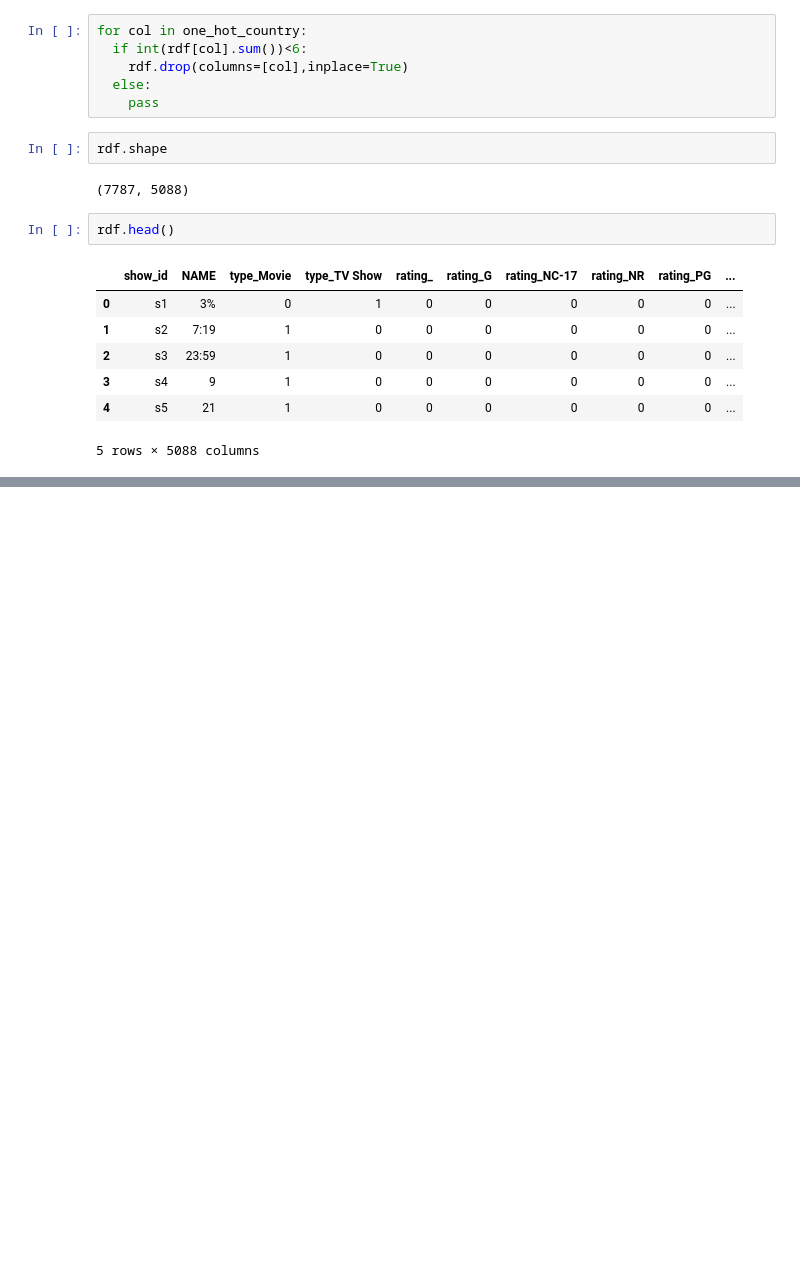
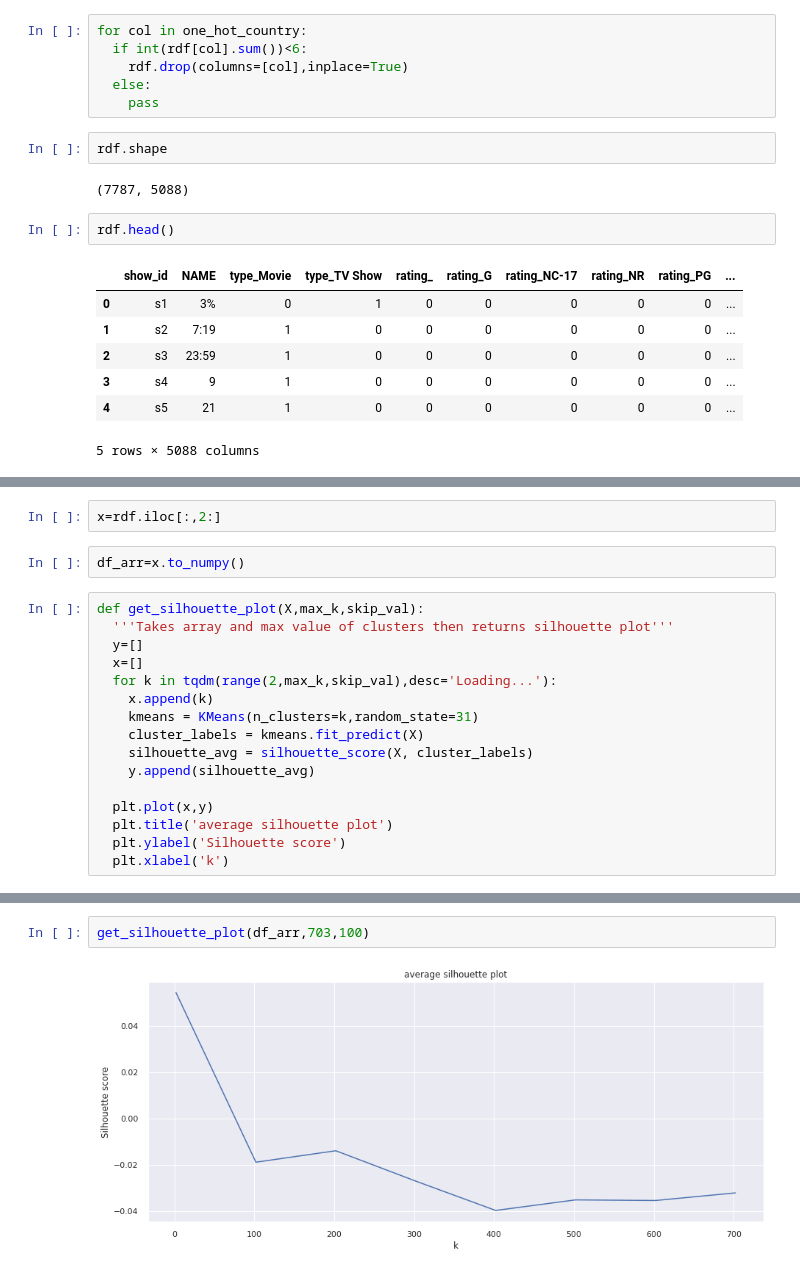
Before and after one commit to Aashishc-prog/NETFLIX_Recommender_system, a Jupyter notebook: Capstone_Netflix_Recommender_system.ipynb, the cells around one changed output, grey strips where cells are left out. Drawn from its saved outputs; the diff is of its cells as text; blank space fills up the shorter version.

```diff
--- a/Capstone_Netflix_Recommender_system.ipynb
+++ b/Capstone_Netflix_Recommender_system.ipynb
@@ -895,0 +945,20 @@ rdf.head()
+# %%
+x=rdf.iloc[:,2:]
+# %%
+df_arr=x.to_numpy()
+# %%
+def get_silhouette_plot(X,max_k,skip_val):
+  '''Takes array and max value of clusters then returns silhouette plot'''
+  y=[]
+  x=[]
+  for k in tqdm(range(2,max_k,skip_val),desc='Loading...'):
+    x.append(k)
+    kmeans = KMeans(n_clusters=k,random_state=31)
+    cluster_labels = kmeans.fit_predict(X)
+    silhouette_avg = silhouette_score(X, cluster_labels)
+    y.append(silhouette_avg)
+
+  plt.plot(x,y)
+  plt.title('average silhouette plot')
+  plt.ylabel('Silhouette score')
+  plt.xlabel('k')
@@ -895,0 +972,4 @@ rdf.head()
+# %%
+get_silhouette_plot(df_arr,703,100)
+# %% [output]
+[figure, added]
```
Also changed, not shown: parts of 29 cells of this notebook.
